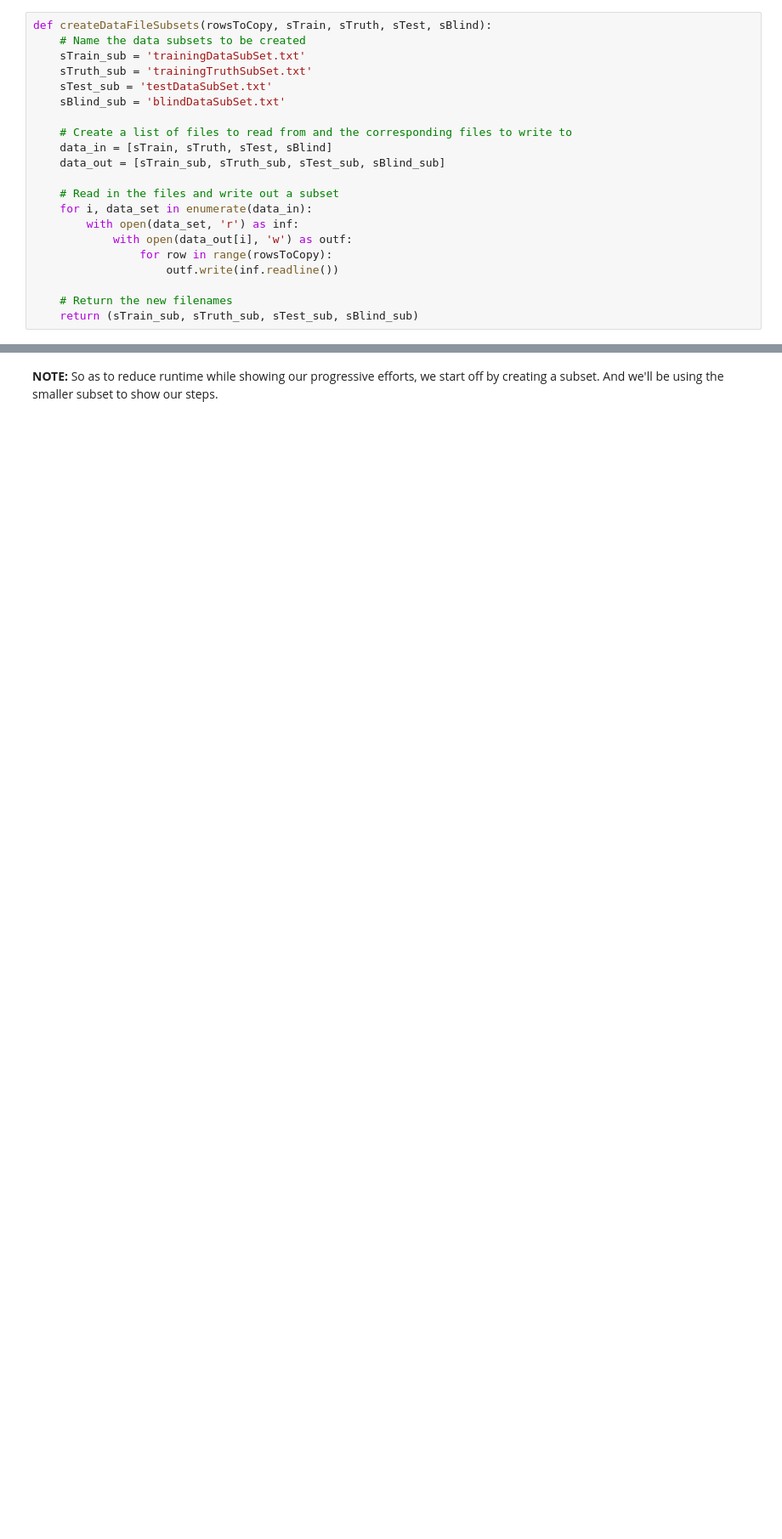
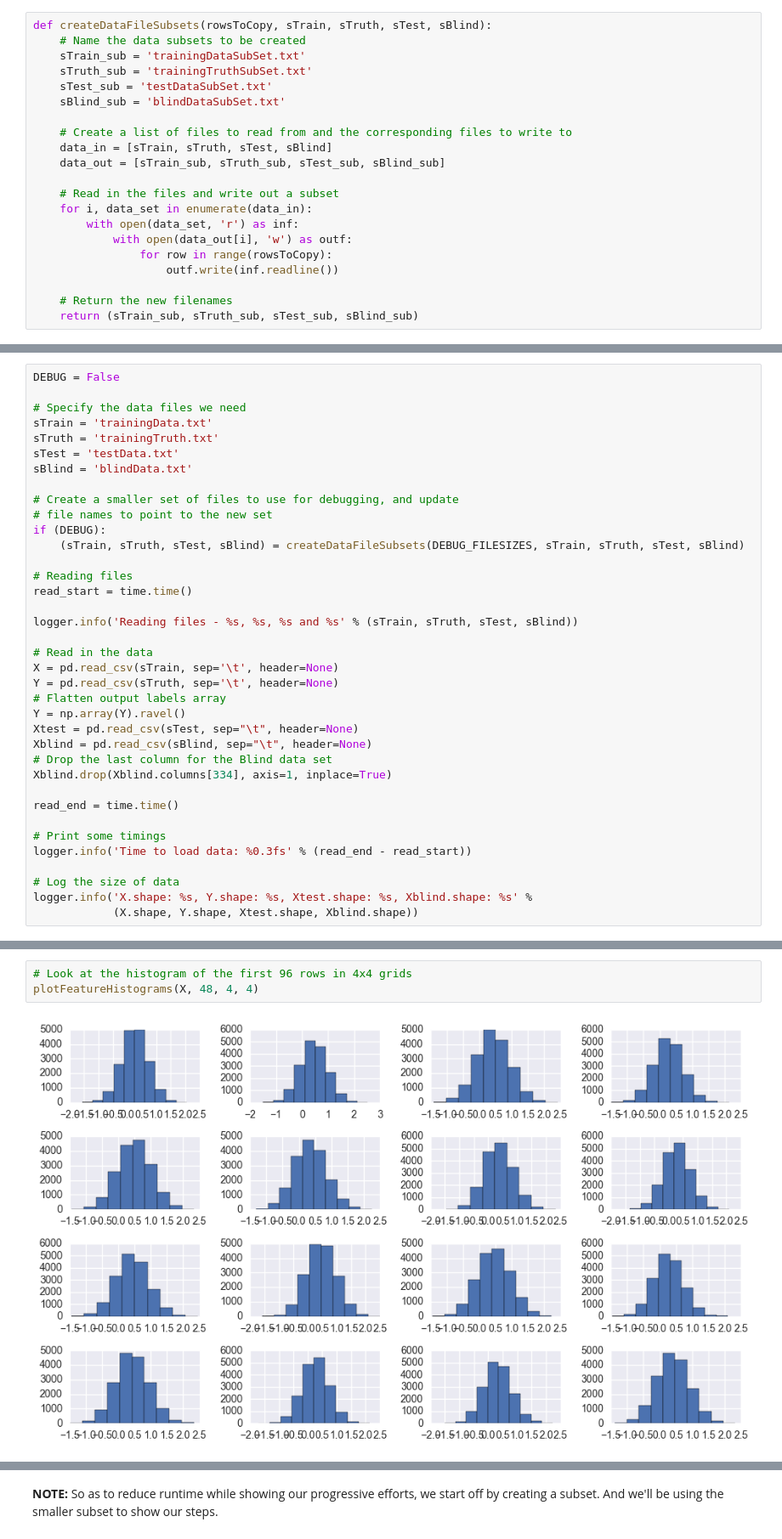
Before and after one commit to cindyliu/team-east-meets-west, a Jupyter notebook: TeamEastMeetsWest_hj.ipynb, the cells around one changed output, grey strips where cells are left out. Shown at 85% size. Saved outputs shown, nothing was run; the diff lists cells and outputs as text; blank space fills up the shorter version.

```diff
--- a/TeamEastMeetsWest_hj.ipynb
+++ b/TeamEastMeetsWest_hj.ipynb
@@ -108,0 +181,37 @@ From a software engineering aspect, we moved code into simple functions for reus
+# %%
+DEBUG = False
+
+# Specify the data files we need
+sTrain = 'trainingData.txt'
+sTruth = 'trainingTruth.txt'
+sTest = 'testData.txt'
+sBlind = 'blindData.txt'
+
+# Create a smaller set of files to use for debugging, and update
+# file names to point to the new set
+if (DEBUG):
+    (sTrain, sTruth, sTest, sBlind) = createDataFileSubsets(DEBUG_FILESIZES, sTrain, sTruth, sTest, sBlind)
+
+# Reading files
+read_start = time.time()
+
+logger.info('Reading files - %s, %s, %s and %s' % (sTrain, sTruth, sTest, sBlind))
+
+# Read in the data
+X = pd.read_csv(sTrain, sep='\t', header=None)
+Y = pd.read_csv(sTruth, sep='\t', header=None)
+# Flatten output labels array
+Y = np.array(Y).ravel()
+Xtest = pd.read_csv(sTest, sep="\t", header=None)
+Xblind = pd.read_csv(sBlind, sep="\t", header=None)
+# Drop the last column for the Blind data set
+Xblind.drop(Xblind.columns[334], axis=1, inplace=True)
+
+read_end = time.time()
+
+# Print some timings
+logger.info('Time to load data: %0.3fs' % (read_end - read_start))
+
+# Log the size of data
+logger.info('X.shape: %s, Y.shape: %s, Xtest.shape: %s, Xblind.shape: %s' %
+            (X.shape, Y.shape, Xtest.shape, Xblind.shape))
@@ -108,0 +239,5 @@ From a software engineering aspect, we moved code into simple functions for reus
+# %%
+# Look at the histogram of the first 96 rows in 4x4 grids
+plotFeatureHistograms(X, 48, 4, 4)
+# %% [output]
+[figure, added]
```
Also changed, not shown: parts of 37 cells of this notebook, 1 other file.
